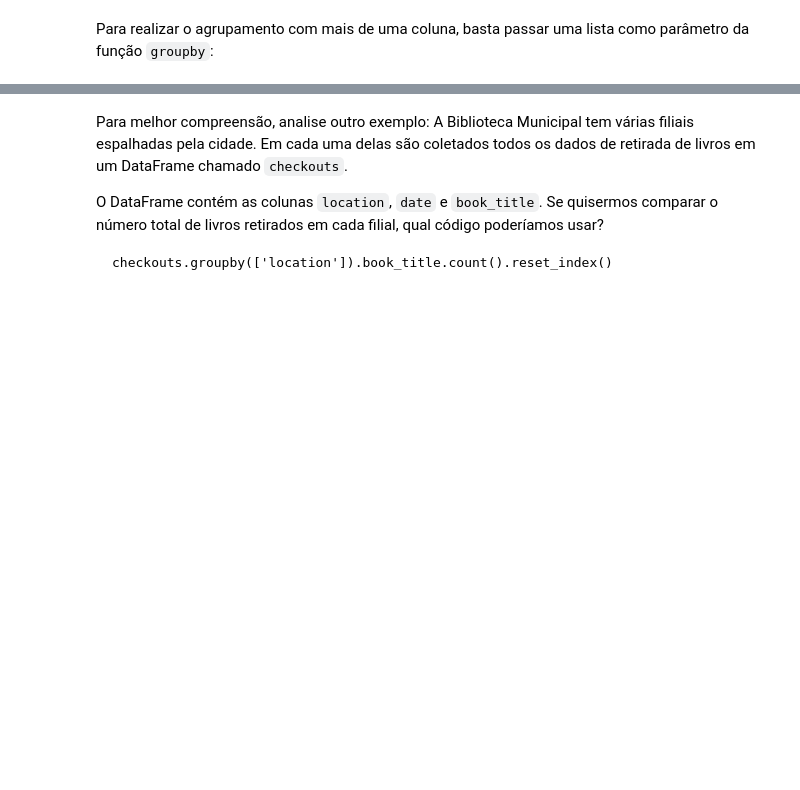
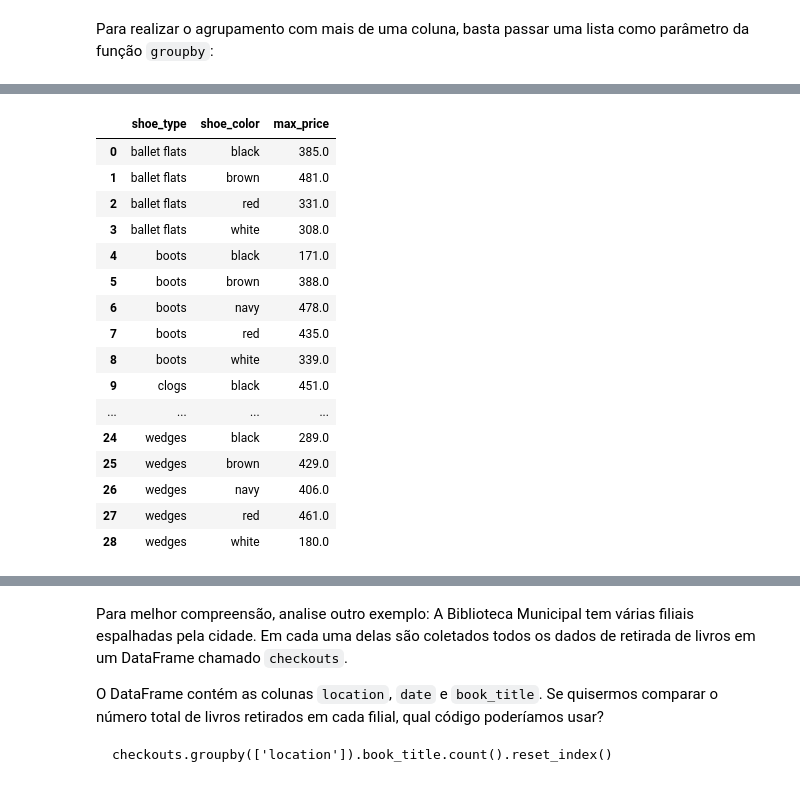
Before and after one commit to ramonbezerra/coderhouse-python-data, a Jupyter notebook: Aula 10 Manipulação de dados com Pandas II.ipynb, the cells around one changed output, grey strips where cells are left out. Cells and saved outputs as stored; diff of their text form; code cells hidden in the pictures; blank space fills up the shorter version.

```diff
--- a/Aula 10 Manipulação de dados com Pandas II.ipynb
+++ b/Aula 10 Manipulação de dados com Pandas II.ipynb
@@ -48,0 +143,22 @@ Para realizar o agrupamento com mais de uma coluna, basta passar uma lista como
+# %%
+pricey_shoes_3 = df.groupby(['shoe_type', 'shoe_color']).price.max().reset_index().rename(columns={'price': 'max_price'})
+
+pricey_shoes_3
+# %% [output]
+|  | shoe_type | shoe_color | max_price |
+| 0 | ballet flats | black | 385.0 |
+| 1 | ballet flats | brown | 481.0 |
+| 2 | ballet flats | red | 331.0 |
+| 3 | ballet flats | white | 308.0 |
+| 4 | boots | black | 171.0 |
+| 5 | boots | brown | 388.0 |
+| 6 | boots | navy | 478.0 |
+| 7 | boots | red | 435.0 |
+| 8 | boots | white | 339.0 |
+| 9 | clogs | black | 451.0 |
+| ... | ... | ... | ... |
+| 24 | wedges | black | 289.0 |
+| 25 | wedges | brown | 429.0 |
+| 26 | wedges | navy | 406.0 |
+| 27 | wedges | red | 461.0 |
+| 28 | wedges | white | 180.0 |
```
Also changed, not shown: parts of 54 cells of this notebook.
